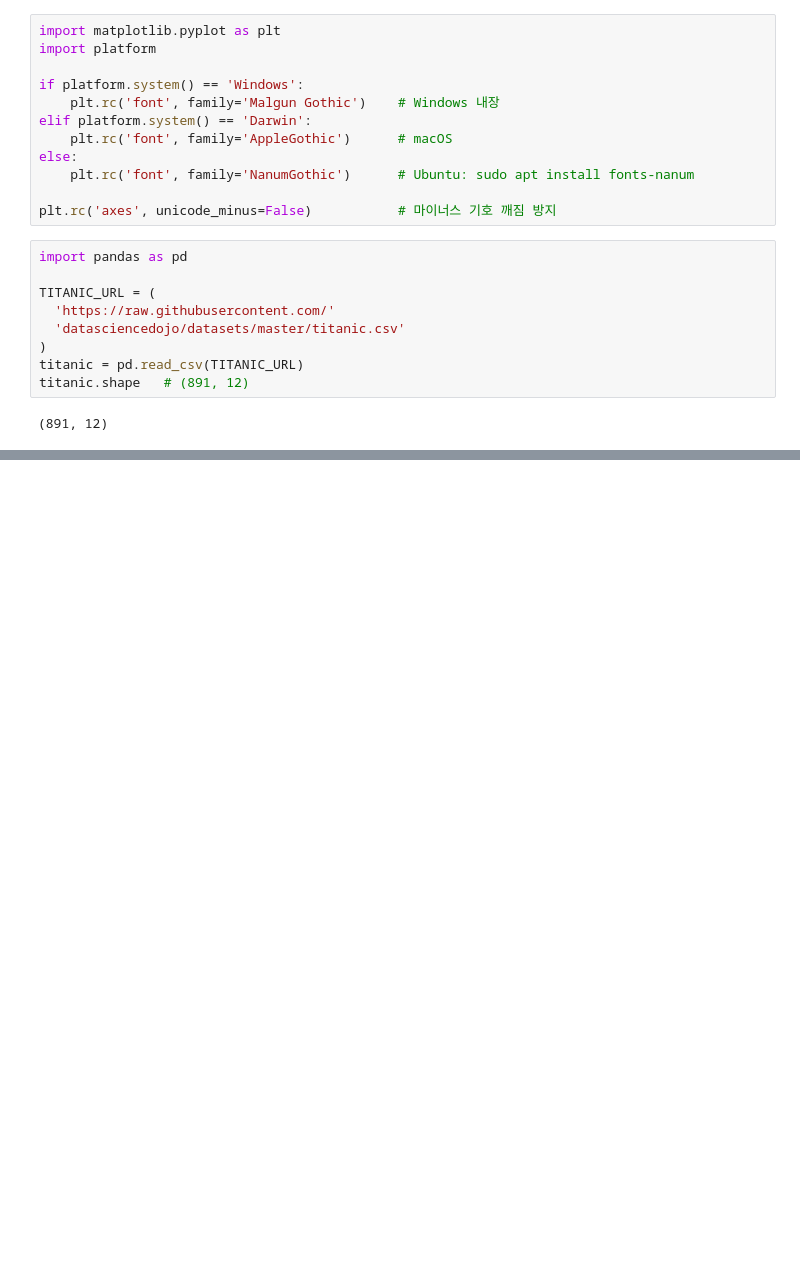
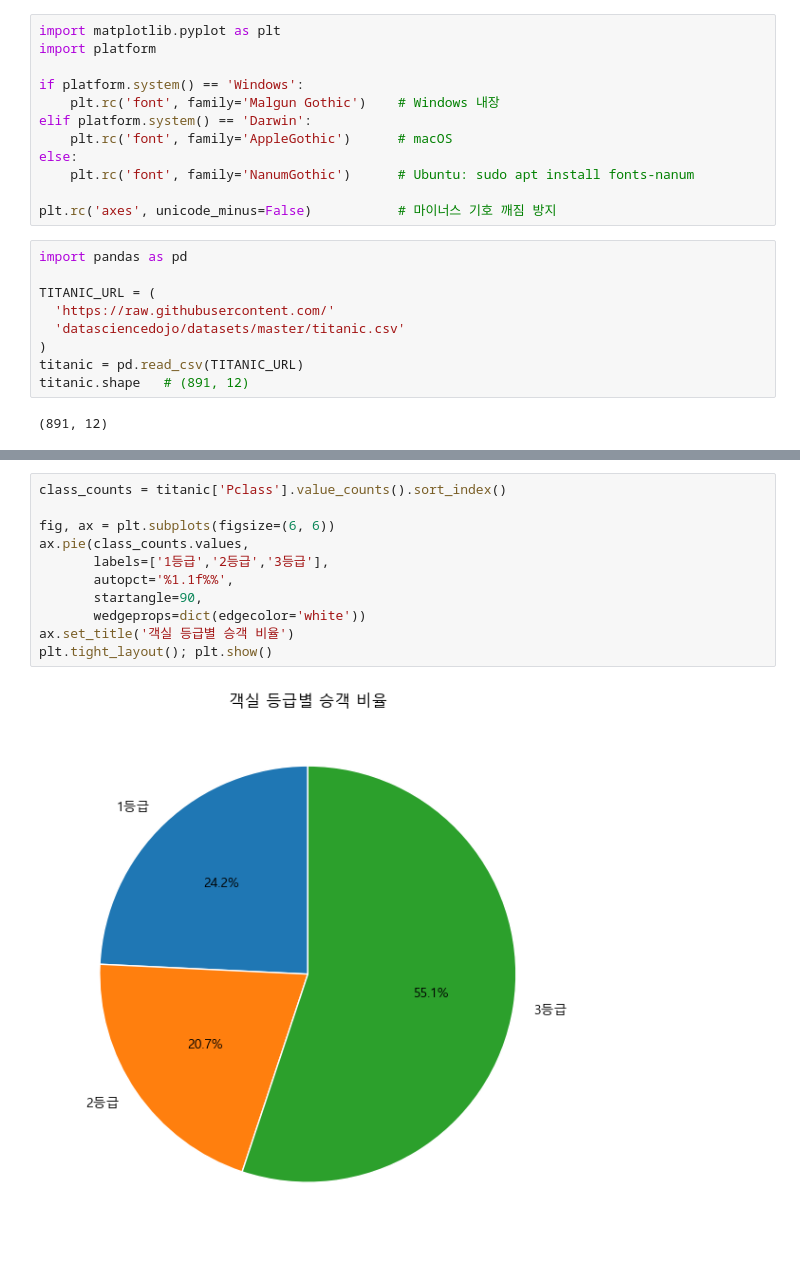
Before and after one commit to Loafingcat/eda, a Jupyter notebook: mat-study.ipynb, the cells around one changed output, grey strips where cells are left out. Cells and saved outputs as stored; diff of their text form; blank space fills up the shorter version.

```diff
--- a/mat-study.ipynb
+++ b/mat-study.ipynb
@@ -65,0 +101,13 @@ NameError: name 'titanic_clean' is not defined
+# %%
+class_counts = titanic['Pclass'].value_counts().sort_index()
+
+fig, ax = plt.subplots(figsize=(6, 6))
+ax.pie(class_counts.values,
+       labels=['1등급','2등급','3등급'],
+       autopct='%1.1f%%',
+       startangle=90,
+       wedgeprops=dict(edgecolor='white'))
+ax.set_title('객실 등급별 승객 비율')
+plt.tight_layout(); plt.show()
+# %% [output]
+[figure, added]
```
Also changed, not shown: parts of 21 cells of this notebook.
